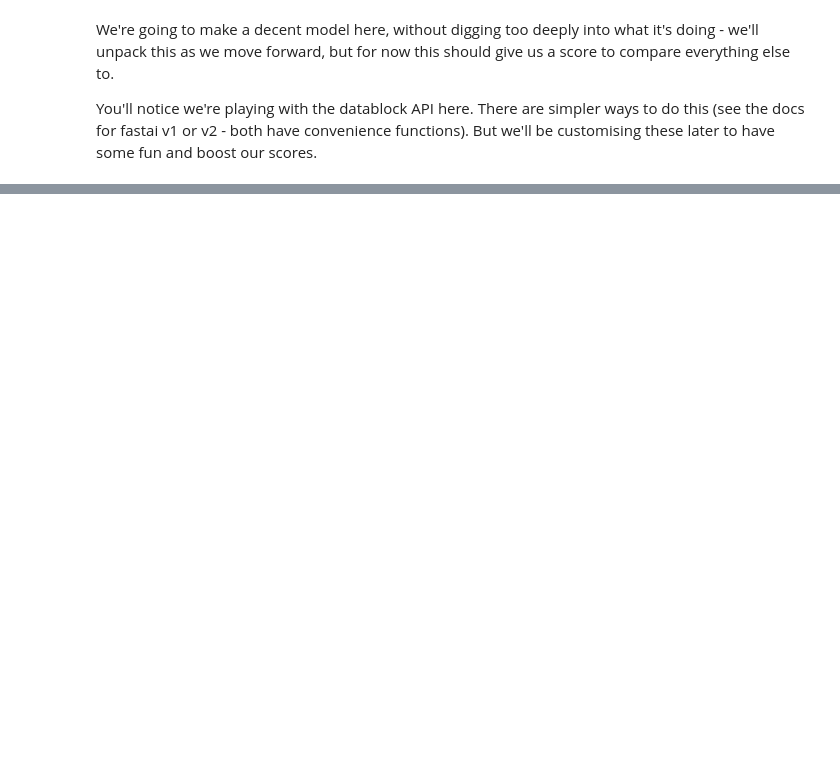
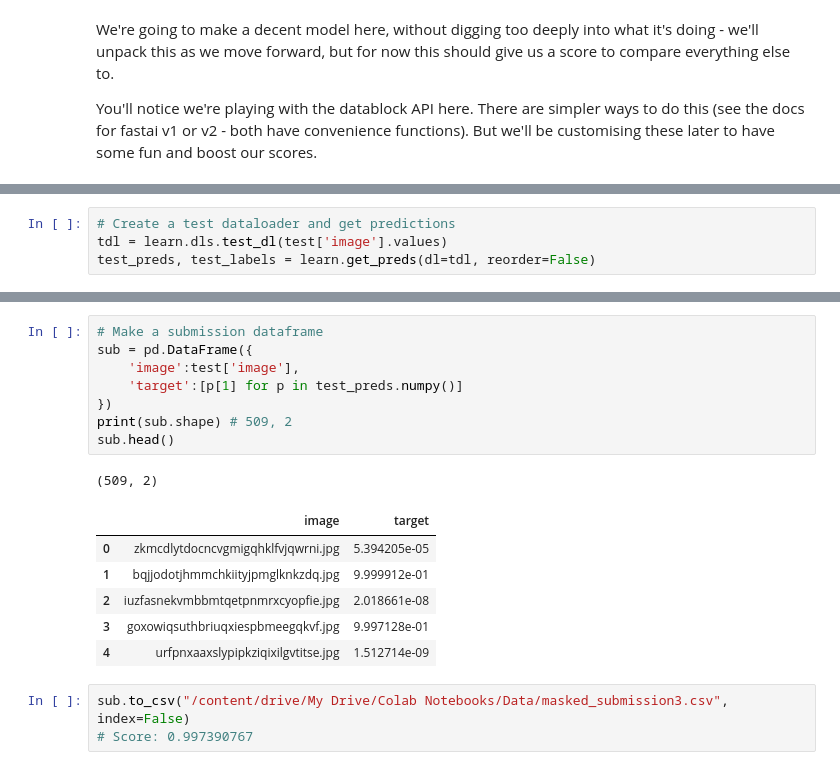
Before and after one commit to Virgo-Alpha/Mask_Detection, a Jupyter notebook: detector.ipynb, the cells around one changed output, grey strips where cells are left out. Drawn from its saved outputs; the diff is of its cells as text; blank space fills up the shorter version.

Commit message:
improve score

```diff
--- a/detector.ipynb
+++ b/detector.ipynb
@@ -582,0 +315,4 @@ sub.to_csv("/content/drive/My Drive/Colab Notebooks/Data/masked_submission2.csv"
+# %%
+# Create a test dataloader and get predictions
+tdl = learn.dls.test_dl(test['image'].values)
+test_preds, test_labels = learn.get_preds(dl=tdl, reorder=False)
@@ -582,0 +321,19 @@ sub.to_csv("/content/drive/My Drive/Colab Notebooks/Data/masked_submission2.csv"
+# %%
+# Make a submission dataframe
+sub = pd.DataFrame({
+    'image':test['image'],
+    'target':[p[1] for p in test_preds.numpy()]
+})
+print(sub.shape) # 509, 2
+sub.head()
+# %% [output]
+(509, 2)
+|  | image | target |
+| 0 | zkmcdlytdocncvgmigqhklfvjqwrni.jpg | 5.394205e-05 |
+| 1 | bqjjodotjhmmchkiityjpmglknkzdq.jpg | 9.999912e-01 |
+| 2 | iuzfasnekvmbbmtqetpnmrxcyopfie.jpg | 2.018661e-08 |
+| 3 | goxowiqsuthbriuqxiespbmeegqkvf.jpg | 9.997128e-01 |
+| 4 | urfpnxaaxslypipkziqixilgvtitse.jpg | 1.512714e-09 |
+# %%
+sub.to_csv("/content/drive/My Drive/Colab Notebooks/Data/masked_submission3.csv", index=False)
+# Score: 0.997390767
```
Also changed, not shown: parts of 44 cells of this notebook.
